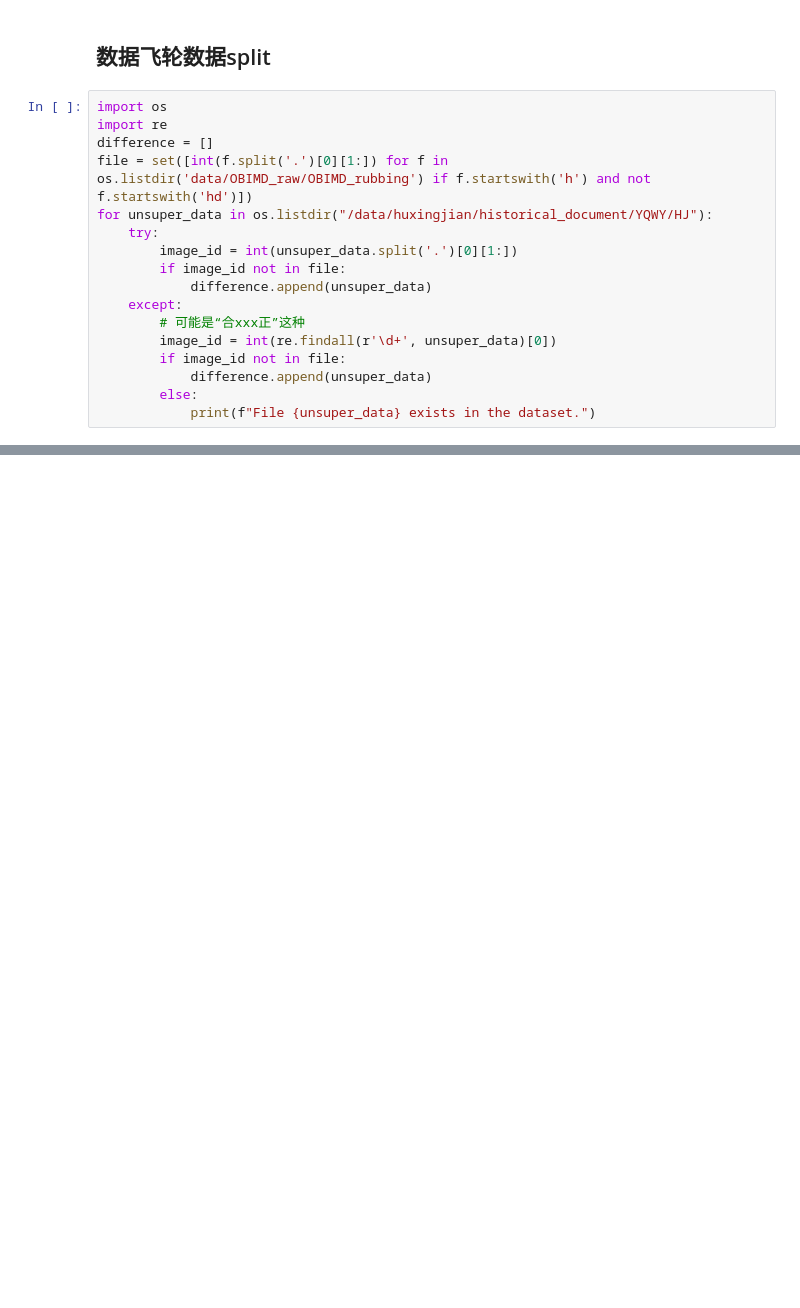
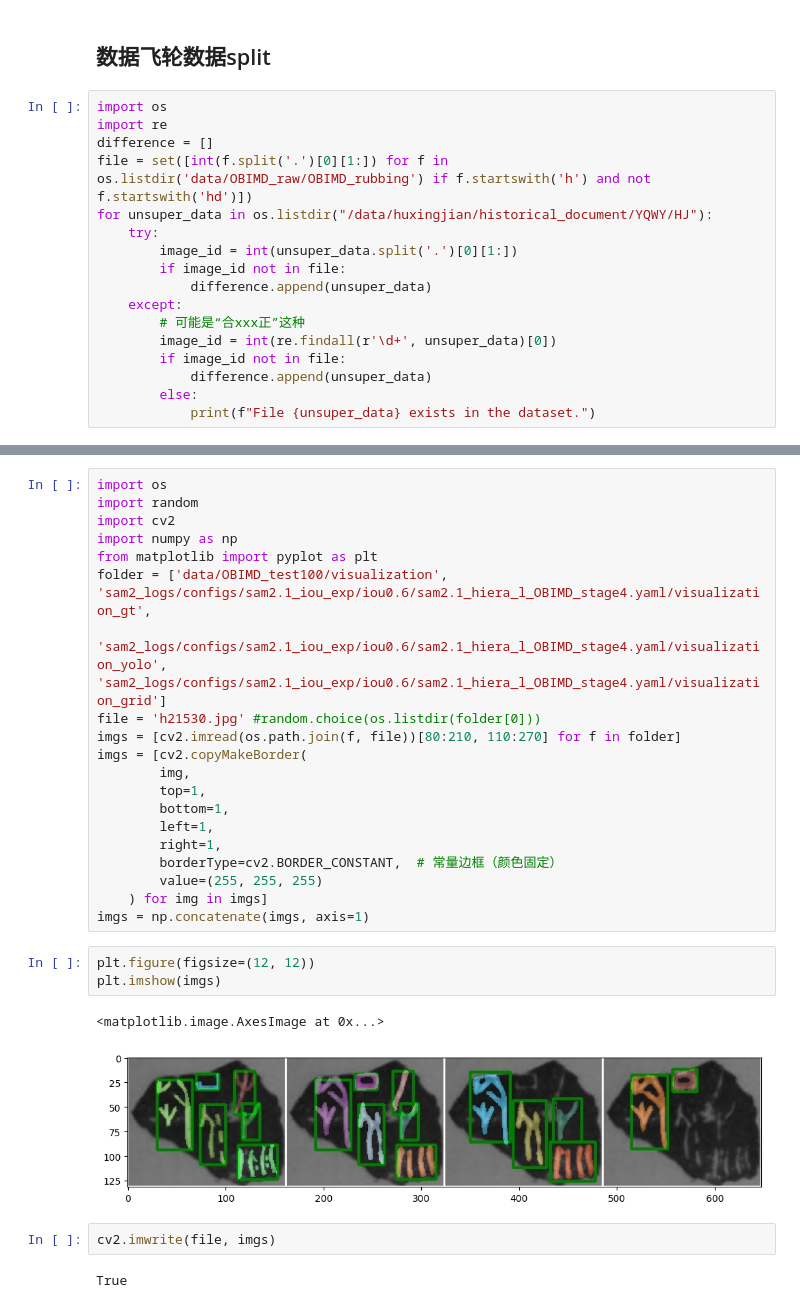
Before and after one commit to LumionHXJ/sam2, a Jupyter notebook: test.ipynb, the cells around one changed output, grey strips where cells are left out. Cells and saved outputs as stored; diff of their text form; blank space fills up the shorter version.

```diff
--- a/test.ipynb
+++ b/test.ipynb
@@ -253,0 +779,30 @@ display(data_resized)
+# %%
+import os
+import random
+import cv2
+import numpy as np
+from matplotlib import pyplot as plt
+folder = ['data/OBIMD_test100/visualization', 'sam2_logs/configs/sam2.1_iou_exp/iou0.6/sam2.1_hiera_l_OBIMD_stage4.yaml/visualization_gt',
+          'sam2_logs/configs/sam2.1_iou_exp/iou0.6/sam2.1_hiera_l_OBIMD_stage4.yaml/visualization_yolo', 'sam2_logs/configs/sam2.1_iou_exp/iou0.6/sam2.1_hiera_l_OBIMD_stage4.yaml/visualization_grid']
+file = 'h21530.jpg' #random.choice(os.listdir(folder[0]))
+imgs = [cv2.imread(os.path.join(f, file))[80:210, 110:270] for f in folder]
+imgs = [cv2.copyMakeBorder(
+        img,
+        top=1,
+        bottom=1,
+        left=1,
+        right=1,
+        borderType=cv2.BORDER_CONSTANT,  # 常量边框（颜色固定）
+        value=(255, 255, 255)
+    ) for img in imgs]
+imgs = np.concatenate(imgs, axis=1)
+# %%
+plt.figure(figsize=(12, 12))
+plt.imshow(imgs)
+# %% [output]
+<matplotlib.image.AxesImage at 0x...>
+[figure, added]
+# %%
+cv2.imwrite(file, imgs)
+# %% [output]
+True
```
Also changed, not shown: parts of 33 cells of this notebook, 30 other files.
